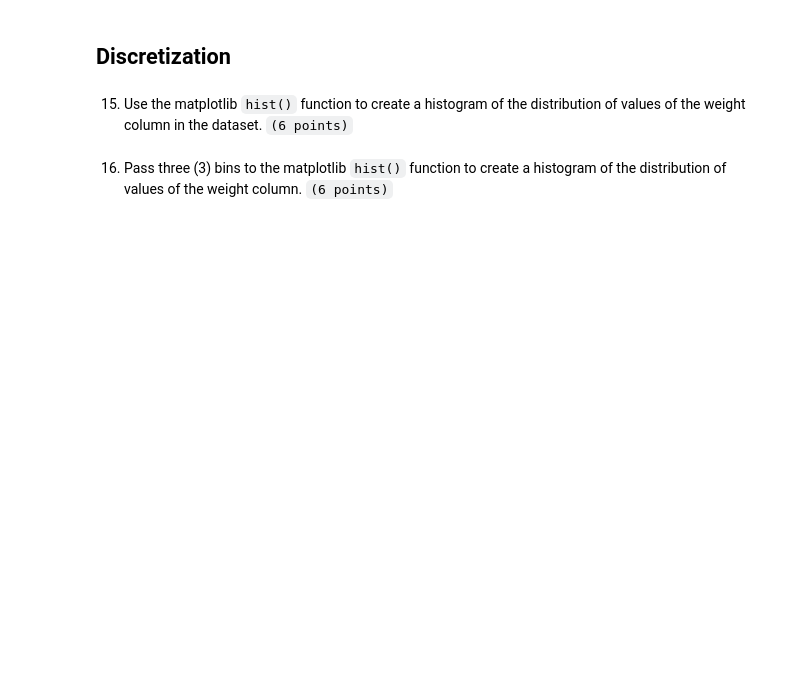
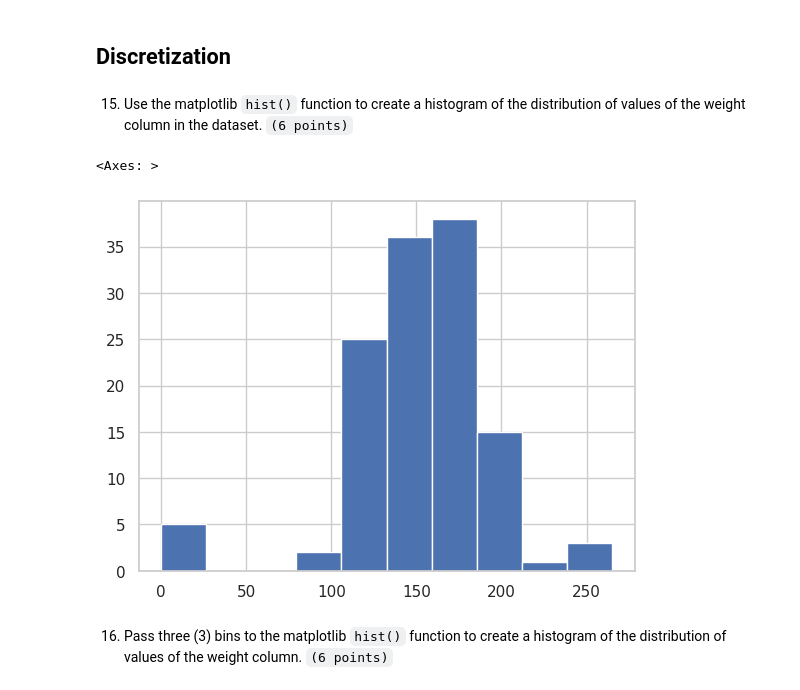
Before and after one commit to KrimssmirK/CCDATS1L_EXAM, a Jupyter notebook: machine_problem_1.ipynb, the cells around one changed output. Cells and saved outputs as stored; diff of their text form; code cells hidden in the pictures; blank space fills up the shorter version.

```diff
--- a/machine_problem_1.ipynb
+++ b/machine_problem_1.ipynb
@@ -72,0 +87,9 @@ print(rows_with_nan)
+# %%
+# put your answer here
+columns = []
+for column in df.columns:
+  check_nan = df[column].isnull().values.any()
+  if check_nan:
+    columns.append(column)
+
+columns
@@ -80,0 +136,19 @@ print(rows_with_nan)
+# %%
+# put your answer here
+clean_GPA = df["GPA"]
+for i in range(len(clean_GPA)):
+  if not clean_GPA[i].isnumeric():
+    clean_GPA[i] = "0"
+df["GPA"] = clean_GPA
+
+# check if it is ok
+hasNonNumeric = False
+for item in df["GPA"]:
+  if not item.isnumeric():
+    hasNonNumeric = True
+    break
+
+if hasNonNumeric:
+  print("There are still non-numeric values")
+else:
+  print("no more non-numeric values")
@@ -82,5 +162,8 @@ print(rows_with_nan)
 7. In the **comfort_food** column, replace empty values with "none". `(6 points)`
 # %%
 # put your answer here
+comfort_food = df["comfort_food"]
+new_comfort_food = comfort_food.replace(to_replace="", value="none")
+df["comfort_food"] = new_comfort_food
 # %% [markdown]
 8. In the **weight** column, replace non-numeric values with "". `(6 points)`
@@ -88,0 +170,7 @@ print(rows_with_nan)
+# %%
+# put your answer here
+clean_weight = df["weight"]
+for i in range(len(clean_weight)):
+  if not clean_weight[i].isnumeric():
+    clean_weight[i] = ""
+df["weight"] = clean_weight
@@ -129,6 +269,10 @@ df['weight'] = df['weight'].astype(int)
 15. Use the matplotlib `hist()` function to create a histogram of the distribution of values of the weight column in the dataset. `(6 points)`
 # %%
 # put your answer here
+df["weight"].hist()
+# %% [output]
+<Axes: >
+[figure, added]
 # %% [markdown]
 16. Pass three (3) bins to the matplotlib `hist()` function to create a histogram of the distribution of values of the weight column. `(6 points)`
 # %%
```
Also changed, not shown: parts of 22 cells of this notebook.
